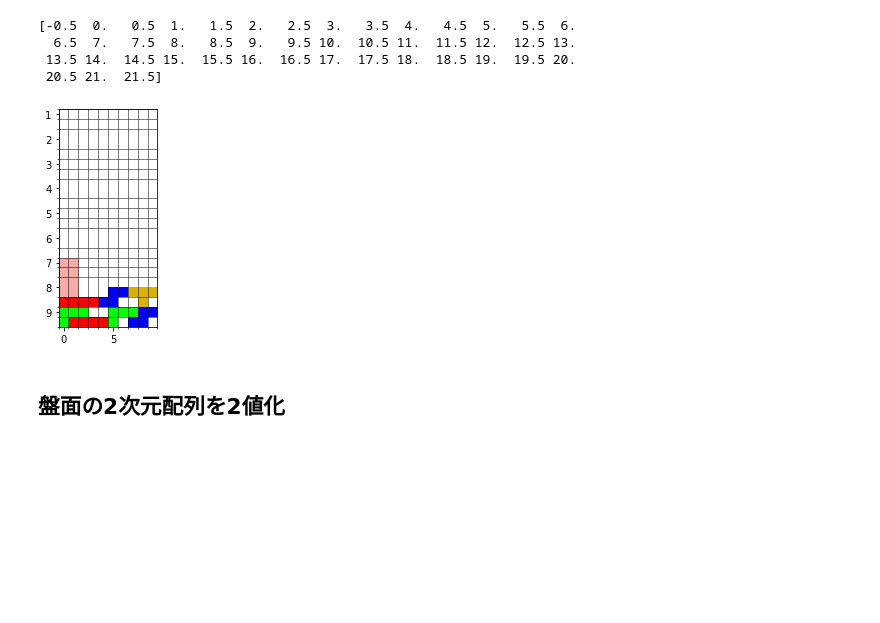
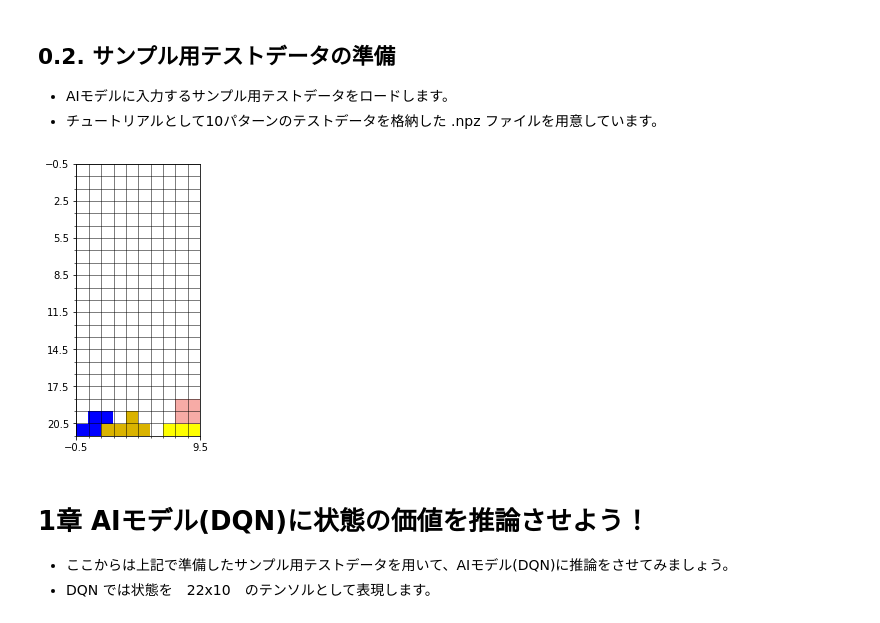
Before and after one commit to seigot/tetris, a Jupyter notebook: game_manager/machine_learning/model/machine_learning_tutorial.ipynb, the cells around one changed output. Drawn from its saved outputs; the diff is of its cells as text; code cells hidden in the pictures; blank space fills up the shorter version.

Commit message:
rename tutorial and add test_data

```diff
--- a/game_manager/machine_learning/model/machine_learning_tutorial.ipynb
+++ b/game_manager/machine_learning/model/machine_learning_tutorial.ipynb
@@ -36,41 +30,45 @@ test_data/data10.npy
+# %% [markdown]
+## 0.2. サンプル用テストデータの準備
+- AIモデルに入力するサンプル用テストデータをロードします。
+- チュートリアルとして10パターンのテストデータを格納した .npz ファイルを用意しています。
 # %%
-sample = np.load("test_data/data10.npy")
+import numpy as np
+tutorial_data = np.load("tutorial_data/test_data10.npz") #1~10までのサンプル用状態データをロード
-# %%
-shape = sample.shape
 # %%
 colors = [[255,255,255],
           [255,0,0],
           [0,255,0],
           [255,255,0],
           [218, 179, 0],
           [247, 171, 166],
           [0,0,255],
           [255,255,0]]
-def visualize_block(data,shape):
+
+#ブロック可視化関数 (numpy 配列からテトリスの盤面を可視化)
+def visualize_block(data, shape, size=0.5):
     block_array = []
     fig, ax = plt.subplots()
+    fig.set_figwidth(shape[0] * size)
+    fig.set_figheight(shape[1] * size)
     for i in range(shape[0]):
         row = []
         for j in range(shape[1]):
             c = colors[int(data[i][j])]
             row.append(c)
         block_array.append(row)
     block_array = np.array(block_array)
     im = plt.imshow(block_array)
-    #ax.set_xticklabels(np.arange(1, 22, 1))
-    ax.set_yticklabels(np.arange(0, 22, 1))
 
-    # Minor ticks
+    #グリッド線を引く
     ax.set_xticks(np.arange(-0.5, 10, 1), minor=True)
-    ax.set_yticks(np.arange(-0.5, 22, 1), minor=True)
-    print(np.arange(-0.5, 22, 0.5))
-    # Gridlines based on minor ticks
+    ax.set_yticks(np.arange(-0.5, 23, 1.0), minor=True)
+    ax.set_xticks(np.arange(-0.5, 10,10))
+    ax.set_yticks(np.arange(-0.5, 23, 3))
     ax.grid(which='minor', color='black', linestyle='-', linewidth=0.5)
+    ax.grid(which='major', color='black', linestyle='-', linewidth=0.5)
     ax.imshow(block_array)
-visualize_block(sample,shape)
+
+shape = tutorial_data["1"].shape
+visualize_block(tutorial_data["1"],shape) #サンプル用状態データ１を可視化
 # %% [output]
-[-0.5  0.   0.5  1.   1.5  2.   2.5  3.   3.5  4.   4.5  5.   5.5  6.
-  6.5  7.   7.5  8.   8.5  9.   9.5 10.  10.5 11.  11.5 12.  12.5 13.
- 13.5 14.  14.5 15.  15.5 16.  16.5 17.  17.5 18.  18.5 19.  19.5 20.
- 20.5 21.  21.5]
-[figure, old version]
+[figure, new version]
@@ -81,2 +75,4 @@ model = torch.load("../../../weight/DQN/sample_weight.pt")
 # %% [markdown]
-## 盤面の2次元配列を2値化
+# 1章 AIモデル(DQN)に状態の価値を推論させよう！
+- ここからは上記で準備したサンプル用テストデータを用いて、AIモデル(DQN)に推論をさせてみましょう。
+- DQN では状態を　22x10　のテンソルとして表現します。
```
Also changed, not shown: parts of 35 cells of this notebook, 4 other files.
